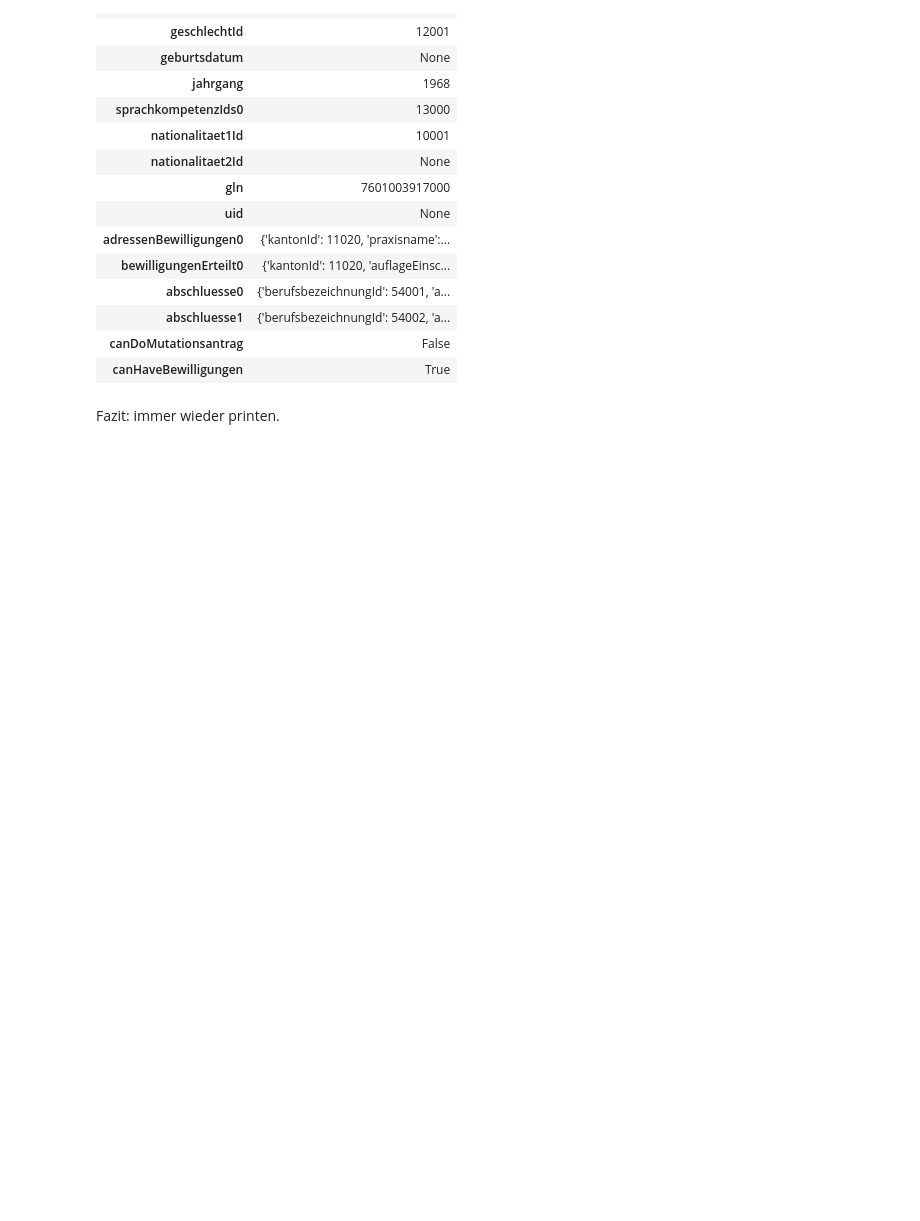
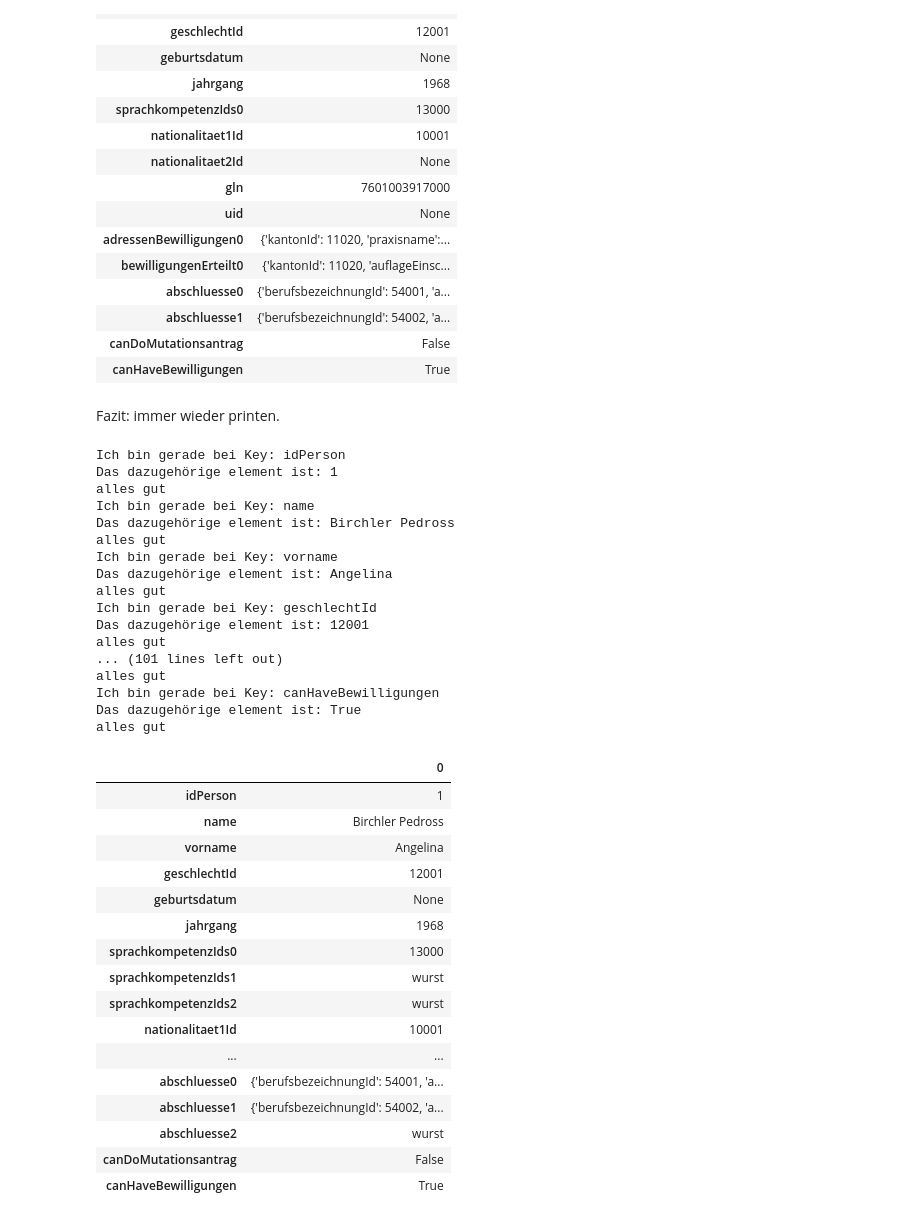
Before and after one commit to jojonini/casdj19, a Jupyter notebook: 17 JSON/Daten laden und flachmachen.ipynb, the cells around one changed output. Cells and saved outputs as stored; diff of their text form; code cells hidden in the pictures; blank space fills up the shorter version.

```diff
--- a/17 JSON/Daten laden und flachmachen.ipynb
+++ b/17 JSON/Daten laden und flachmachen.ipynb
@@ -277,3 +277,59 @@ pd.DataFrame.from_dict(liste).T
 | canHaveBewilligungen | True |
 # %% [markdown]
 Fazit: immer wieder printen.
+# %%
+liste = []
+minidict = {}
+for k,v in data.items():
+    print("Ich bin gerade bei Key: " + str(k))
+    print("Das dazugehörige element ist: " + str(v))
+    if type(v) == list:
+        for i in range(0,3):
+            try:
+                print("Juhu ich hab wenigstens was gefunden!")
+                minidict[k+str(i)] = v[i]
+                print("Minidict hat gerade drin:" + str(minidict))
+            except:
+                minidict[k+str(i)] = "wurst"
+                print("mist, element gibts nicht...")
+        print("extrawurst")
+    else:
+        print("alles gut")
+        minidict[k] = v
+liste.append(minidict)
+pd.DataFrame.from_dict(liste).T
+# %% [output]
+Ich bin gerade bei Key: idPerson
+Das dazugehörige element ist: 1
+alles gut
+Ich bin gerade bei Key: name
+Das dazugehörige element ist: Birchler Pedross
+alles gut
+Ich bin gerade bei Key: vorname
+Das dazugehörige element ist: Angelina
+alles gut
+Ich bin gerade bei Key: geschlechtId
+Das dazugehörige element ist: 12001
+alles gut
+... (101 lines left out)
+alles gut
+Ich bin gerade bei Key: canHaveBewilligungen
+Das dazugehörige element ist: True
+alles gut
+|  | 0 |
+| idPerson | 1 |
+| name | Birchler Pedross |
+| vorname | Angelina |
+| geschlechtId | 12001 |
+| geburtsdatum | None |
+| jahrgang | 1968 |
+| sprachkompetenzIds0 | 13000 |
+| sprachkompetenzIds1 | wurst |
+| sprachkompetenzIds2 | wurst |
+| nationalitaet1Id | 10001 |
+| ... | ... |
+| abschluesse0 | {'berufsbezeichnungId': 54001, 'a... |
+| abschluesse1 | {'berufsbezeichnungId': 54002, 'a... |
+| abschluesse2 | wurst |
+| canDoMutationsantrag | False |
+| canHaveBewilligungen | True |
```
